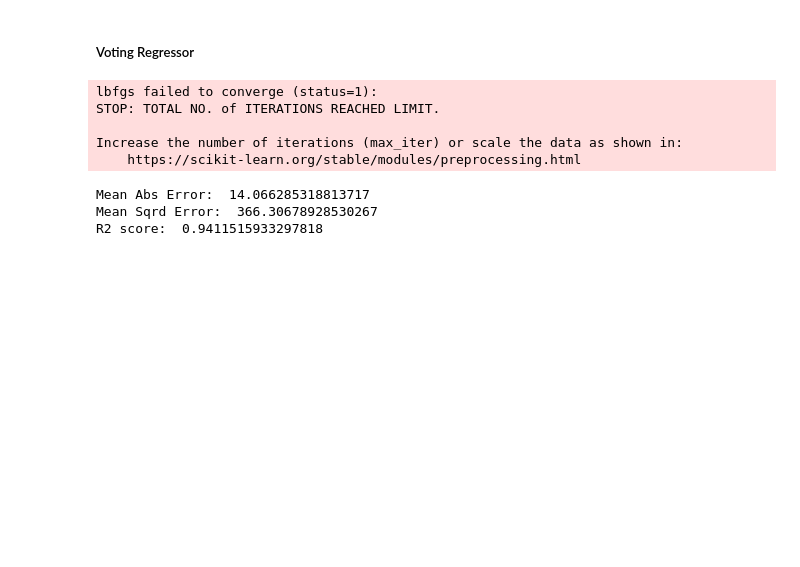
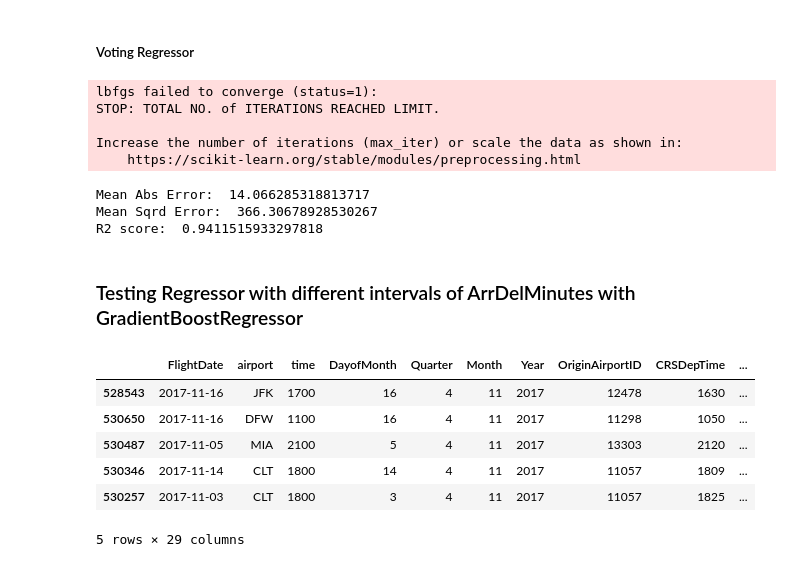
Before and after one commit to gayu28/ML_projects, a Jupyter notebook: Flight_Delay_pred/regr01.ipynb, the cells around one changed output. Saved outputs shown, nothing was run; the diff lists cells and outputs as text; code cells hidden in the pictures; blank space fills up the shorter version.

```diff
--- a/Flight_Delay_pred/regr01.ipynb
+++ b/Flight_Delay_pred/regr01.ipynb
@@ -344,3 +345,5 @@ print("R2 score: ",metrics.r2_score(y1_test,yp_f))
 Mean Abs Error:  14.066285318813717
 Mean Sqrd Error:  366.30678928530267
 R2 score:  0.9411515933297818
+# %% [markdown]
+### Testing Regressor with different intervals of ArrDelMinutes with GradientBoostRegressor
@@ -346,0 +352,10 @@ R2 score:  0.9411515933297818
+# %%
+df1.head()
+# %% [output]
+|  | FlightDate | airport | time | DayofMonth | Quarter | Month | Year | OriginAirportID | CRSDepTime | ... |
+| 528543 | 2017-11-16 | JFK | 1700 | 16 | 4 | 11 | 2017 | 12478 | 1630 | ... |
+| 530650 | 2017-11-16 | DFW | 1100 | 16 | 4 | 11 | 2017 | 11298 | 1050 | ... |
+| 530487 | 2017-11-05 | MIA | 2100 | 5 | 4 | 11 | 2017 | 13303 | 2120 | ... |
+| 530346 | 2017-11-14 | CLT | 1800 | 14 | 4 | 11 | 2017 | 11057 | 1809 | ... |
+| 530257 | 2017-11-03 | CLT | 1800 | 3 | 4 | 11 | 2017 | 11057 | 1825 | ... |
+5 rows × 29 columns
```
Also changed, not shown: parts of 10 cells of this notebook.
